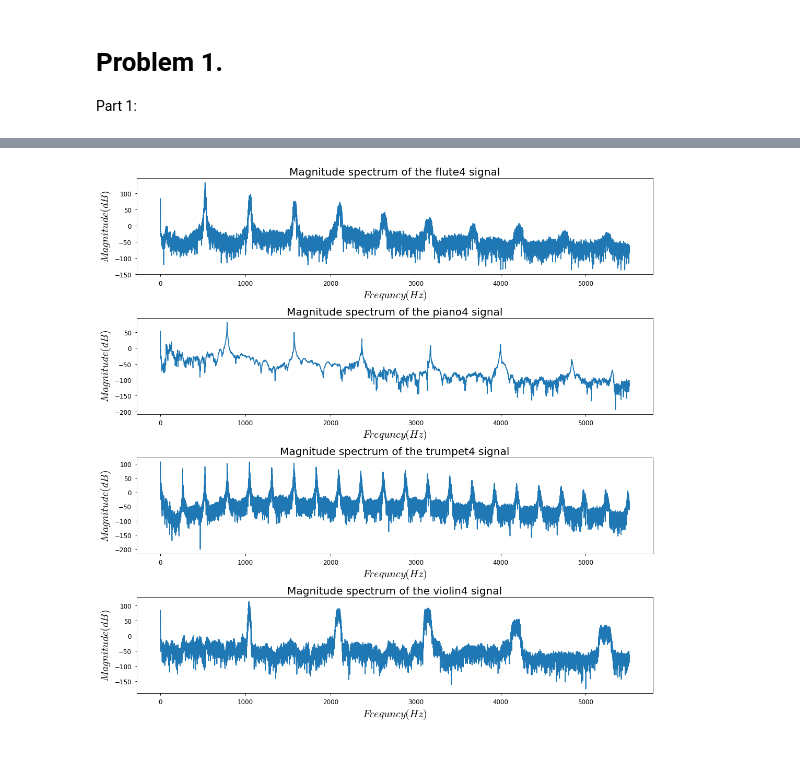
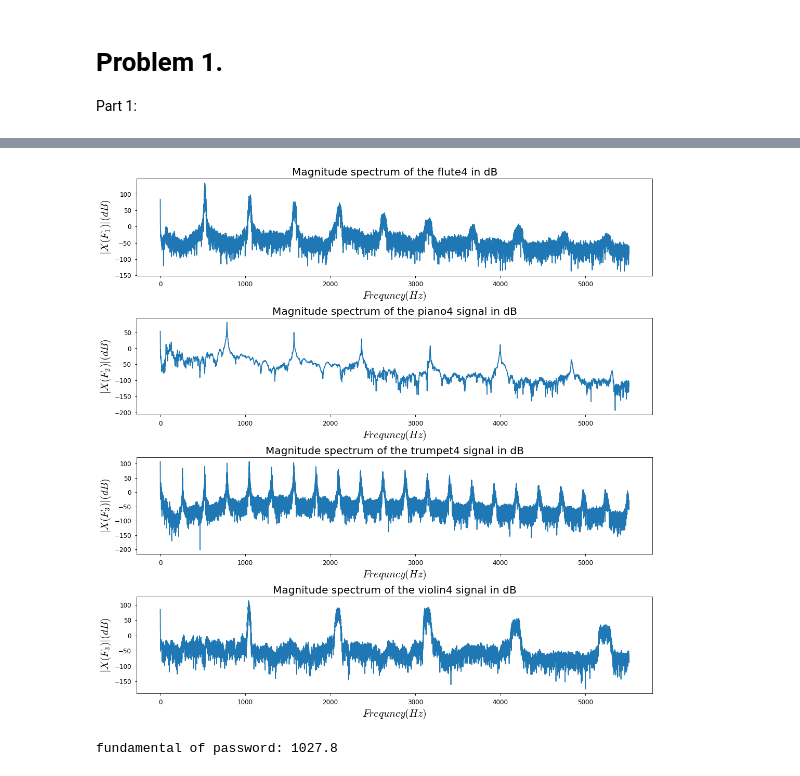
Before and after one commit to Harsha1569/DSP_Lab, a Jupyter notebook: Experiment_3/Experiment_3.ipynb, the cells around one changed output, grey strips where cells are left out. Drawn from its saved outputs; the diff is of its cells as text; code cells hidden in the pictures.

```diff
--- a/Experiment_3/Experiment_3.ipynb
+++ b/Experiment_3/Experiment_3.ipynb
@@ -79,10 +80,27 @@ def mag_spec(x, Fs, max_freq=None, do_fft=True):
         C = int(C * max_freq / float(Fs) * 2)
     X = np.abs(np.fft.fft(x)[0:C]) if do_fft else x[0:C]
     Y = 20*np.log(X)
+    Z = (np.fft.fft(x)[0:C]) if do_fft else x[0:C]
     N = Fs * np.arange(0, C) / len(x);
-    return N, Y
+    return N, Y, X, Z
 
-frequency_1, magnitude_spectrum_1 = mag_spec(track1, Fs1, Fs1/2)
-frequency_2, magnitude_spectrum_2 = mag_spec(track2, Fs2, Fs2/2)
-frequency_3, magnitude_spectrum_3 = mag_spec(track3, Fs3, Fs3/2)
-frequency_4, magnitude_spectrum_4 = mag_spec(track4, Fs4, Fs4/2)
+frequency_1, magnitude_spectrum_1, ms_1, s_1 = mag_spec(track1, Fs1, Fs1/2)
+frequency_2, magnitude_spectrum_2, ms_2, s_2= mag_spec(track2, Fs2, Fs2/2)
+frequency_3, magnitude_spectrum_3, ms_3, s_3 = mag_spec(track3, Fs3, Fs3/2)
+frequency_4, magnitude_spectrum_4, ms_4, s_4 = mag_spec(track4, Fs4, Fs4/2)
+# %%
+title = ['Magnitude spectrum of the flute4 signal','Magnitude spectrum of the piano4 signal','Magnitude spectrum of the trumpet4 signal','Magnitude spectrum of the violin4 signal']
+fig, axs = plt.subplots(4, figsize=(15,15))
+def plot_signal(x, y, xaxis_label=None, yaxis_label=None, row=None):
+    axs[row].plot(x, y)
+    axs[row].set_title(title[row], fontsize = 20)
+    axs[row].set_xlabel(xaxis_label, fontsize = 20)
+    axs[row].set_ylabel(yaxis_label, fontsize = 20)
+    axs[row].tick_params(axis="both", labelsize = 12)
+    fig.tight_layout()
+
+plot_signal(frequency_1, ms_1, xaxis_label=r'$Frequncy(Hz)$', yaxis_label=r'$|X(F_1)|$', row=0)
+plot_signal(frequency_2, ms_2, xaxis_label=r'$Frequncy(Hz)$', yaxis_label=r'$|X(F_2)|$', row=1)
+plot_signal(frequency_3, ms_3, xaxis_label=r'$Frequncy(Hz)$', yaxis_label=r'$|X(F_3)|$', row=2)
+plot_signal(frequency_4, ms_4, xaxis_label=r'$Frequncy(Hz)$', yaxis_label=r'$|X(F_4)|$', row=3)
+fig.savefig('fig2.png')
@@ -89,18 +109,35 @@ frequency_4, magnitude_spectrum_4 = mag_spec(track4, Fs4, Fs4/2)
 # %%
-title = ['Magnitude spectrum of the flute4 signal','Magnitude spectrum of the piano4 signal','Magnitude spectrum of the trumpet4 signal','Magnitude spectrum of the violin4 signal']
+title = ['Magnitude spectrum of the flute4 in dB','Magnitude spectrum of the piano4 signal in dB','Magnitude spectrum of the trumpet4 signal in dB','Magnitude spectrum of the violin4 signal in dB']
 fig, axs = plt.subplots(4, figsize=(15,15))
 def plot_signal(x, y, xaxis_label=None, yaxis_label=None, row=None):
     axs[row].plot(x, y)
     axs[row].set_title(title[row], fontsize = 20)
     axs[row].set_xlabel(xaxis_label, fontsize = 20)
     axs[row].set_ylabel(yaxis_label, fontsize = 20)
     axs[row].tick_params(axis="both", labelsize = 12)
     fig.tight_layout()
 
-plot_signal(frequency_1, magnitude_spectrum_1, xaxis_label=r'$Frequncy(Hz)$', yaxis_label=r'$Magnitude(dB)$', row=0)
-plot_signal(frequency_2, magnitude_spectrum_2, xaxis_label=r'$Frequncy(Hz)$', yaxis_label=r'$Magnitude(dB)$', row=1)
-plot_signal(frequency_3, magnitude_spectrum_3, xaxis_label=r'$Frequncy(Hz)$', yaxis_label=r'$Magnitude(dB)$', row=2)
-plot_signal(frequency_4, magnitude_spectrum_4, xaxis_label=r'$Frequncy(Hz)$', yaxis_label=r'$Magnitude(dB)$', row=3)
+plot_signal(frequency_1, magnitude_spectrum_1, xaxis_label=r'$Frequncy(Hz)$', yaxis_label=r'$|X(F_1)|(dB)$', row=0)
+plot_signal(frequency_2, magnitude_spectrum_2, xaxis_label=r'$Frequncy(Hz)$', yaxis_label=r'$|X(F_2)|(dB)$', row=1)
+plot_signal(frequency_3, magnitude_spectrum_3, xaxis_label=r'$Frequncy(Hz)$', yaxis_label=r'$|X(F_3)|(dB)$', row=2)
+plot_signal(frequency_4, magnitude_spectrum_4, xaxis_label=r'$Frequncy(Hz)$', yaxis_label=r'$|X(F_3)|(dB)$', row=3)
 fig.savefig('fig1.png')
 # %% [output]
-[figure, old version]
+[figure, new version]
+# %%
+TRACK1 = fft(track1)
+max_val = np.max(np.abs(TRACK1))
+TRACK1 = TRACK1/max_val
+
+for i in range (len(TRACK1)):
+  if np.abs(TRACK1[i])<=0.1:
+    TRACK1[i]=0;
+  else:
+    if i==0:
+      TRACK1[i]=0
+
+TRACK1_peaks = sp.find_peaks(np.abs(TRACK1))[0]
+fundamental_frequency = (TRACK1_peaks[0]/len(TRACK1)) *Fs1
+print('fundamental of password:', fundamental_frequency)
+# %% [output]
+fundamental of password: 1027.8
```
Also changed, not shown: parts of 6 cells of this notebook.
